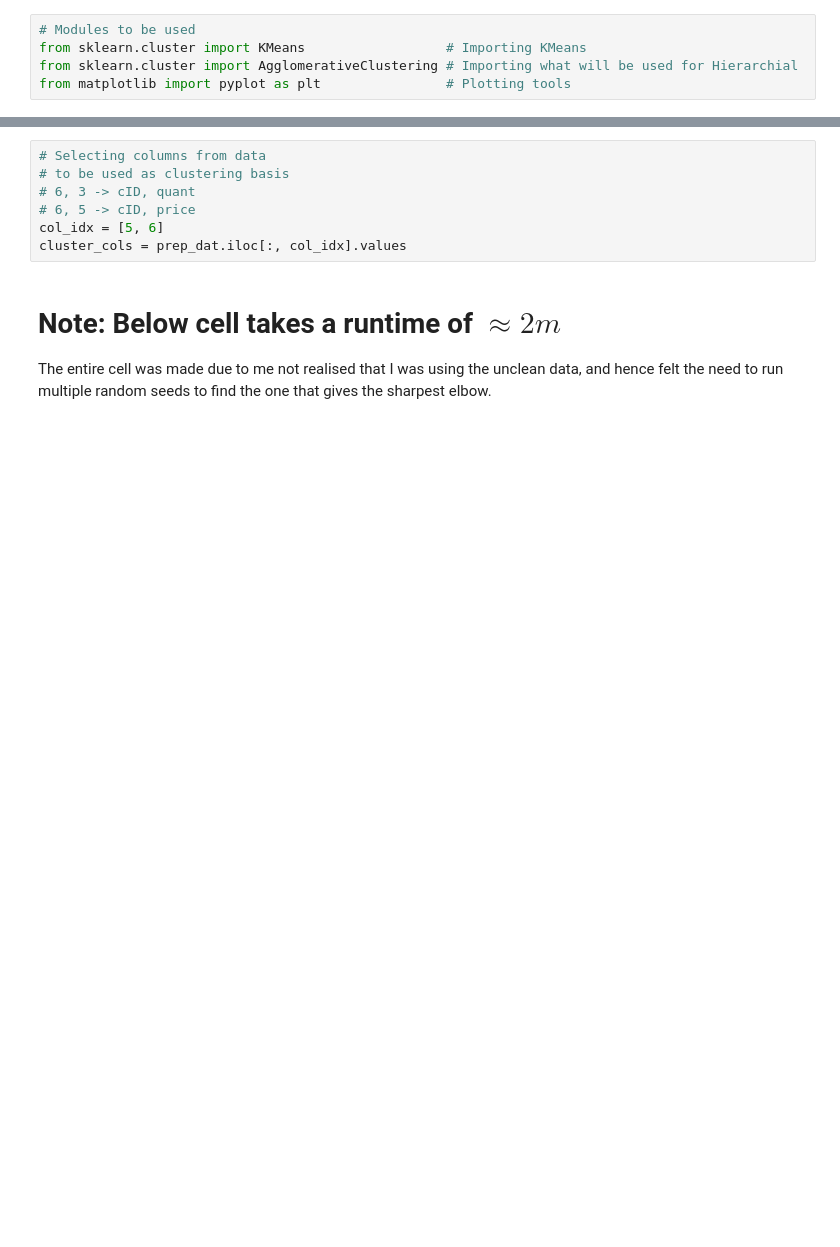
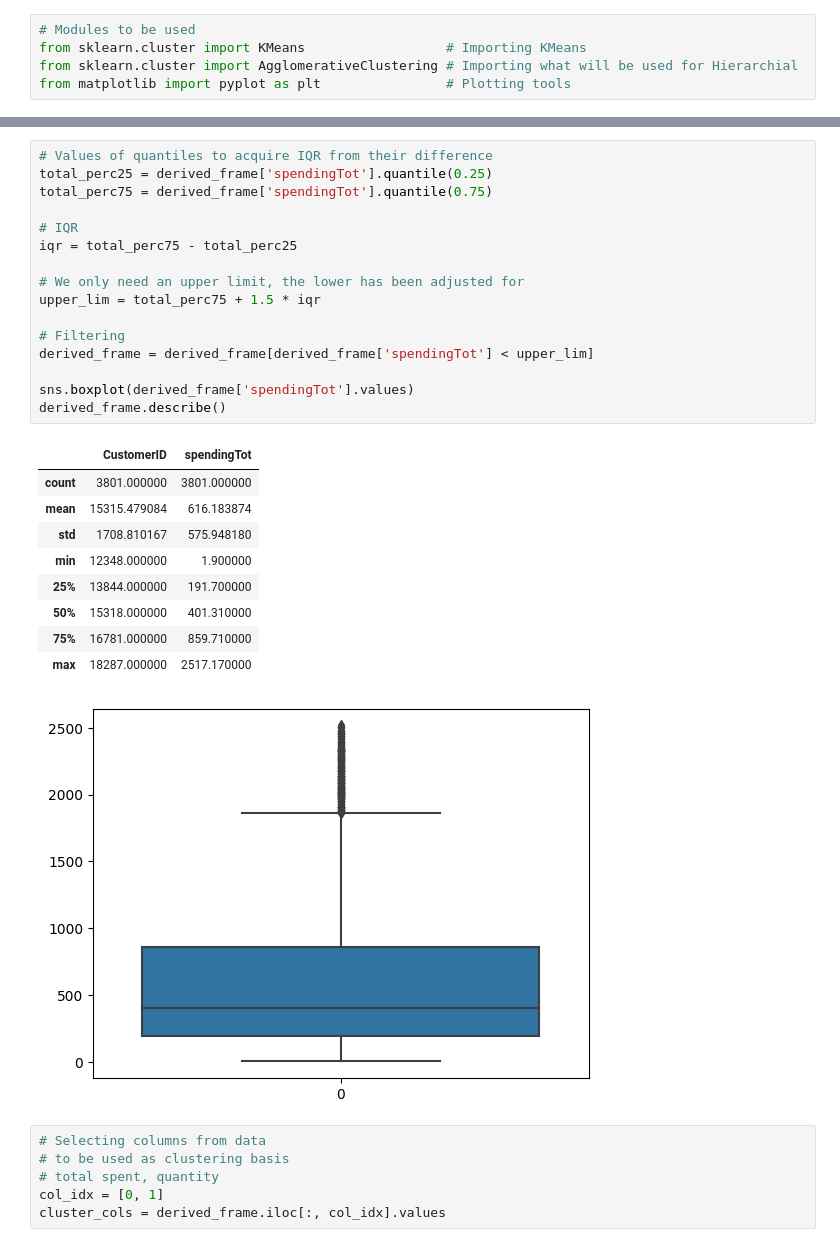
Before and after one commit to Supermjork/K-Kustomer-Klusters, a Jupyter notebook: notebook/cashier.ipynb, the cells around one changed output, grey strips where cells are left out. Cells and saved outputs as stored; diff of their text form; blank space fills up the shorter version.

```diff
--- a/notebook/cashier.ipynb
+++ b/notebook/cashier.ipynb
@@ -275,13 +301,36 @@ from matplotlib import pyplot as plt                # Plotting tools
+# %%
+# Values of quantiles to acquire IQR from their difference
+total_perc25 = derived_frame['spendingTot'].quantile(0.25)
+total_perc75 = derived_frame['spendingTot'].quantile(0.75)
+
+# IQR
+iqr = total_perc75 - total_perc25
+
+# We only need an upper limit, the lower has been adjusted for
+upper_lim = total_perc75 + 1.5 * iqr
+
+# Filtering
+derived_frame = derived_frame[derived_frame['spendingTot'] < upper_lim]
+
+sns.boxplot(derived_frame['spendingTot'].values)
+derived_frame.describe()
+# %% [output]
+|  | CustomerID | spendingTot |
+| count | 3801.000000 | 3801.000000 |
+| mean | 15315.479084 | 616.183874 |
+| std | 1708.810167 | 575.948180 |
+| min | 12348.000000 | 1.900000 |
+| 25% | 13844.000000 | 191.700000 |
+| 50% | 15318.000000 | 401.310000 |
+| 75% | 16781.000000 | 859.710000 |
+| max | 18287.000000 | 2517.170000 |
+[figure, added]
 # %%
 # Selecting columns from data
 # to be used as clustering basis
-# 6, 3 -> cID, quant
-# 6, 5 -> cID, price
-col_idx = [5, 6]
-cluster_cols = prep_dat.iloc[:, col_idx].values
+# total spent, quantity
+col_idx = [0, 1]
+cluster_cols = derived_frame.iloc[:, col_idx].values
-# %% [markdown]
-# Note: Below cell takes a runtime of $\approx 2m$
-The entire cell was made due to me not realised that I was using the unclean data, and hence felt the need to run multiple random seeds to find the one that gives the sharpest elbow.
 # %%
 # Plotting "Elbow-Graph"
 # Within-Cluster-Sum-of-Squares
```
Also changed, not shown: parts of 9 cells of this notebook.
